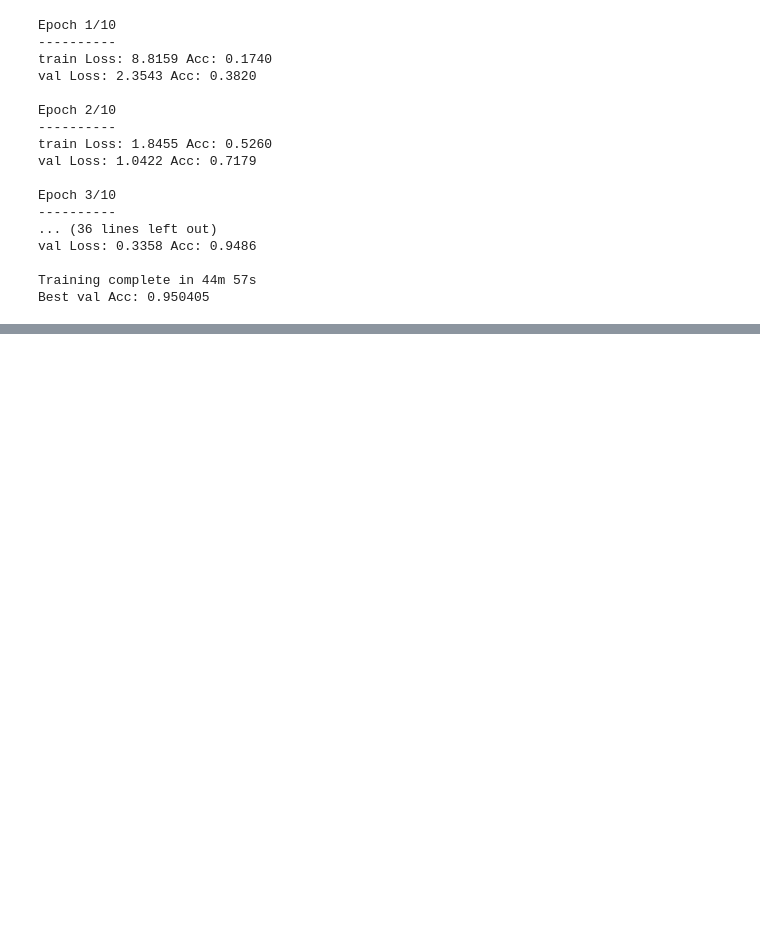
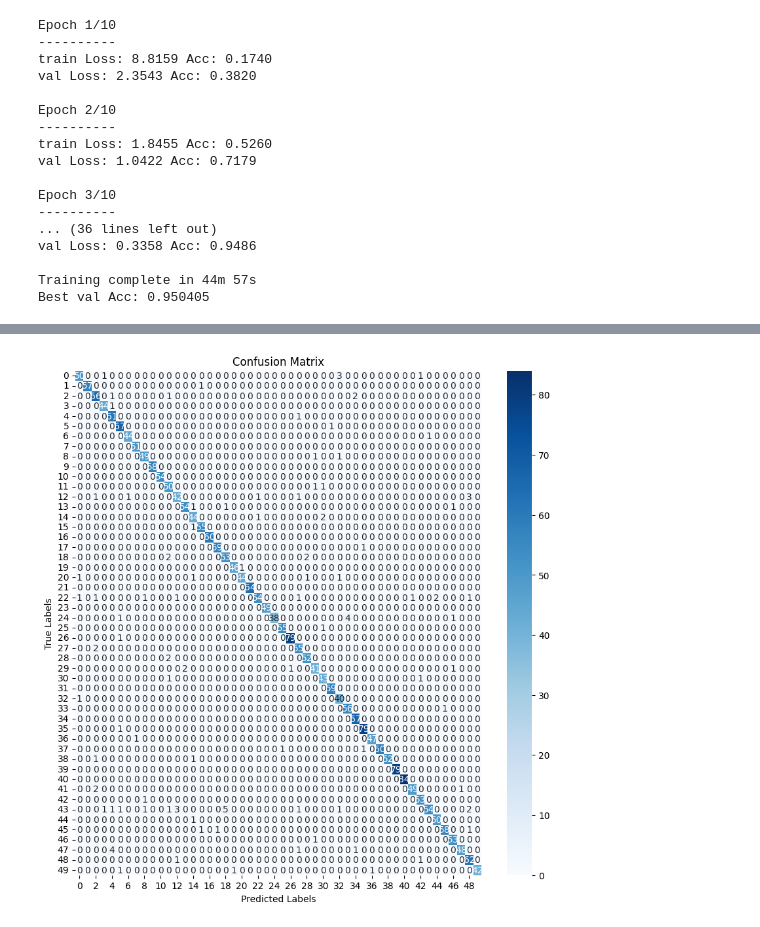
Before and after one commit to aryaan02/mudra_classifier, a Jupyter notebook: mudra_classification.ipynb, the cells around one changed output, grey strips where cells are left out. Saved outputs shown, nothing was run; the diff lists cells and outputs as text; code cells hidden in the pictures; blank space fills up the shorter version.

Commit message:
Evaluate the model

```diff
--- a/mudra_classification.ipynb
+++ b/mudra_classification.ipynb
@@ -14,7 +18,7 @@ from torch.utils.data import DataLoader, random_split
 # %% [markdown]
 ### Define the Device
 # %%
-device = torch.device("mps" if torch.backends.mps.is_available() else "cuda")
+device = torch.device("mps" if torch.backends.mps.is_available() else "cpu")
 # %% [markdown]
 ### Define the Image Transform Object
 # %%
@@ -168,0 +172,25 @@ Best val Acc: 0.950405
+# %%
+# Load the model
+model = CNN().to(device)
+model.load_state_dict(torch.load('mudra_model.pth'))
+model.eval()
+
+true_labels = []
+predicted_labels = []
+
+# Make predictions
+with torch.no_grad():
+    for inputs, labels in test_loader:
+        inputs = inputs.to(device)
+        labels = labels.to(device)
+
+        # Forward pass
+        outputs = model(inputs)
+        _, preds = torch.max(outputs, 1)
+
+        # Store predictions and true labels
+        true_labels.extend(labels.cpu().numpy())
+        predicted_labels.extend(preds.cpu().numpy())
+
+# Calculate metrics
+print(classification_report(true_labels, predicted_labels))
@@ -168,0 +215,11 @@ Best val Acc: 0.950405
+# %%
+# Generate and visualize confusion matrix
+cm = confusion_matrix(true_labels, predicted_labels)
+plt.figure(figsize=(10, 10))
+sns.heatmap(cm, annot=True, fmt="d", cmap='Blues')
+plt.xlabel('Predicted Labels')
+plt.ylabel('True Labels')
+plt.title('Confusion Matrix')
+plt.show()
+# %% [output]
+[figure, added]
```
Also changed, not shown: parts of 6 cells of this notebook, 2 other files.
